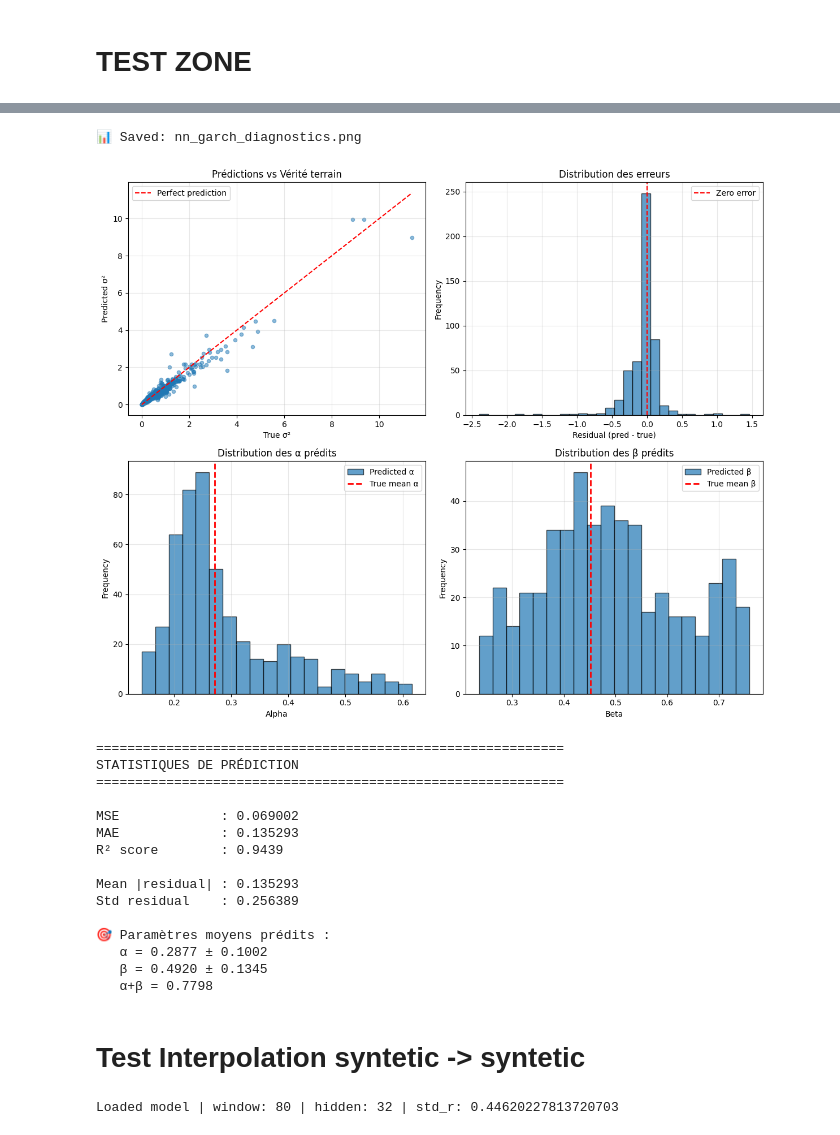
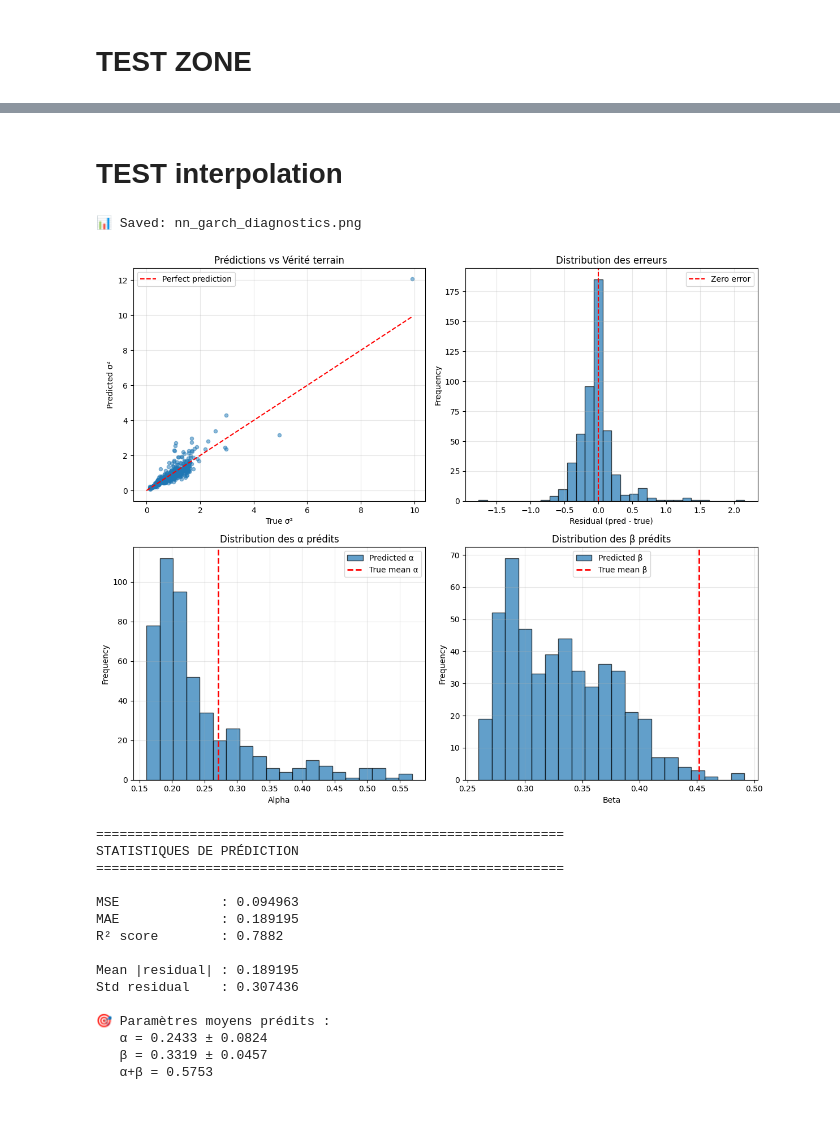
Before and after one commit to wacil-AI/Hybrid-GARCH-NN-Evaluation, a Jupyter notebook: Test_new_architecture.ipynb, the cells around one changed output, grey strips where cells are left out. Saved outputs shown, nothing was run; the diff lists cells and outputs as text; code cells hidden in the pictures.

```diff
--- a/Test_new_architecture.ipynb
+++ b/Test_new_architecture.ipynb
@@ -368,15 +388,15 @@ def arch_baseline_log_mse_per_series(returns_mat, vars_mat, window_size, fit_rat
 # ---------------- config ----------------
 N_SERIES = 2000
 N_SAMPLES = 2000
-WINDOW_SIZE = 80
+WINDOW_SIZE = 90
 
 TRAIN_SPLIT = 0.6
 VAL_SPLIT = 0.2
 
 HIDDEN_DIM = 32
 BATCH_SIZE = 64
-N_EPOCHS = 3
-LR = 5e-4
+N_EPOCHS = 10
+LR = 1e-4
 
 device = torch.device("cuda" if torch.cuda.is_available() else "cpu")
 print("Device:", device)
@@ -465,7 +485,7 @@ print("Saved: hybrid_garch_pretrained_synth_full.pt")
 
 # --------- ARCH baseline comparison on validation ----------
 try:
-    mse_arch_val = arch_baseline_log_mse_per_series(val_returns, val_vars, WINDOW_SIZE, fit_ratio=0.6)
+    mse_arch_val = arch_baseline_log_mse_per_series(val_returns[:100], val_vars[:100], WINDOW_SIZE, fit_ratio=0.6)
     print(f"ARCH baseline (val) log-MSE: {mse_arch_val:.6f}")
 
 except Exception as e:
@@ -520,3 +544,5 @@ plt.show()
+# %% [markdown]
+# TEST interpolation
 # %%
 """
 Visualisation des prédictions NN-GARCH vs GARCH vrai
@@ -558,8 +584,8 @@ def plot_predictions_analysis(model, val_loader, device, n_examples=5):
     # Plot 1 : Scatter true vs pred
     fig, axes = plt.subplots(2, 2, figsize=(12, 10))
 
-    true_vals = [ex['true'] for ex in examples[:500]]  # Plus d'exemples
-    pred_vals = [ex['pred'] for ex in examples[:500]]
+    true_vals = [ex['true'] for ex in examples]  # Plus d'exemples
+    pred_vals = [ex['pred'] for ex in examples]
 
     axes[0, 0].scatter(true_vals, pred_vals, alpha=0.5, s=20)
     axes[0, 0].plot([0, max(true_vals)], [0, max(true_vals)], 'r--', label='Perfect prediction')
@@ -596,66 +622,46 @@ def plot_predictions_analysis(model, val_loader, device, n_examples=5):
     axes[1, 1].set_xlabel('Beta')
     axes[1, 1].set_ylabel('Frequency')
     axes[1, 1].set_title('Distribution des β prédits')
     axes[1, 1].legend()
     axes[1, 1].grid(True, alpha=0.3)
 
     plt.tight_layout()
     plt.savefig('nn_garch_diagnostics.png', dpi=150, bbox_inches='tight')
     print("📊 Saved: nn_garch_diagnostics.png")
     plt.show()
 
     # Statistiques
     print("\n" + "=" * 60)
     print("STATISTIQUES DE PRÉDICTION")
     print("=" * 60)
     print(f"\nMSE             : {np.mean((np.array(pred_vals) - np.array(true_vals))**2):.6f}")
     print(f"MAE             : {np.mean(np.abs(residuals)):.6f}")
     print(f"R² score        : {1 - np.var(residuals) / np.var(true_vals):.4f}")
     print(f"\nMean |residual| : {np.mean(np.abs(residuals)):.6f}")
     print(f"Std residual    : {np.std(residuals):.6f}")
 
     print(f"\n🎯 Paramètres moyens prédits :")
     print(f"   α = {np.mean(alphas):.4f} ± {np.std(alphas):.4f}")
     print(f"   β = {np.mean(betas):.4f} ± {np.std(betas):.4f}")
     print(f"   α+β = {np.mean(alphas) + np.mean(betas):.4f}")
 
 # Utilisation (dans ton notebook après training) :
 plot_predictions_analysis(model, val_loader, device, n_examples=500)
 # %% [output]
 📊 Saved: nn_garch_diagnostics.png
-[figure, old version]
+[figure, new version]
 ============================================================
 STATISTIQUES DE PRÉDICTION
 ============================================================
 
-MSE             : 0.069002
-MAE             : 0.135293
-R² score        : 0.9439
+MSE             : 0.094963
+MAE             : 0.189195
+R² score        : 0.7882
 
-Mean |residual| : 0.135293
-Std residual    : 0.256389
+Mean |residual| : 0.189195
+Std residual    : 0.307436
 
 🎯 Paramètres moyens prédits :
-   α = 0.2877 ± 0.1002
-   β = 0.4920 ± 0.1345
-   α+β = 0.7798
+   α = 0.2433 ± 0.0824
+   β = 0.3319 ± 0.0457
+   α+β = 0.5753
-# %% [markdown]
-# Test Interpolation syntetic -> syntetic
-# %%
-
-device = torch.device("cuda" if torch.cuda.is_available() else "cpu")
-
-ckpt = torch.load("hybrid_garch_pretrained_synth_full.pt", map_location=device)
-
-WINDOW_SIZE = int(ckpt["window_size"])
-HIDDEN_DIM  = int(ckpt["hidden_dim"])
-mean_r      = float(ckpt["mean_r"])
-std_r       = float(ckpt["std_r"])
-
-model = HybridGarch(hidden=HIDDEN_DIM).to(device)
-model.load_state_dict(ckpt["model_state"])
-model.eval()
-
-print("Loaded model | window:", WINDOW_SIZE, "| hidden:", HIDDEN_DIM, "| std_r:", std_r)
-# %% [output]
-Loaded model | window: 80 | hidden: 32 | std_r: 0.44620227813720703
```
Also changed, not shown: parts of 54 cells of this notebook.
